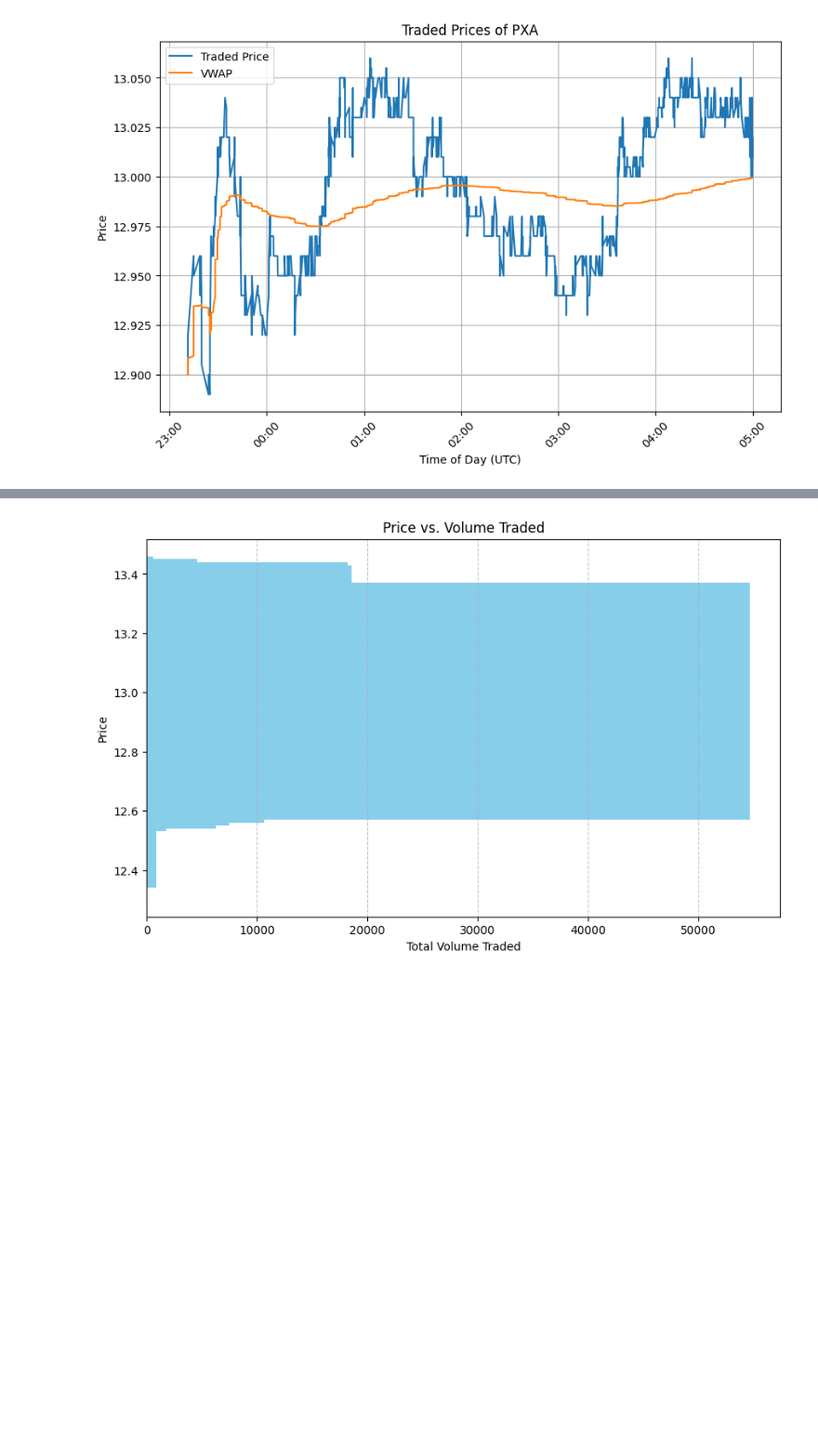
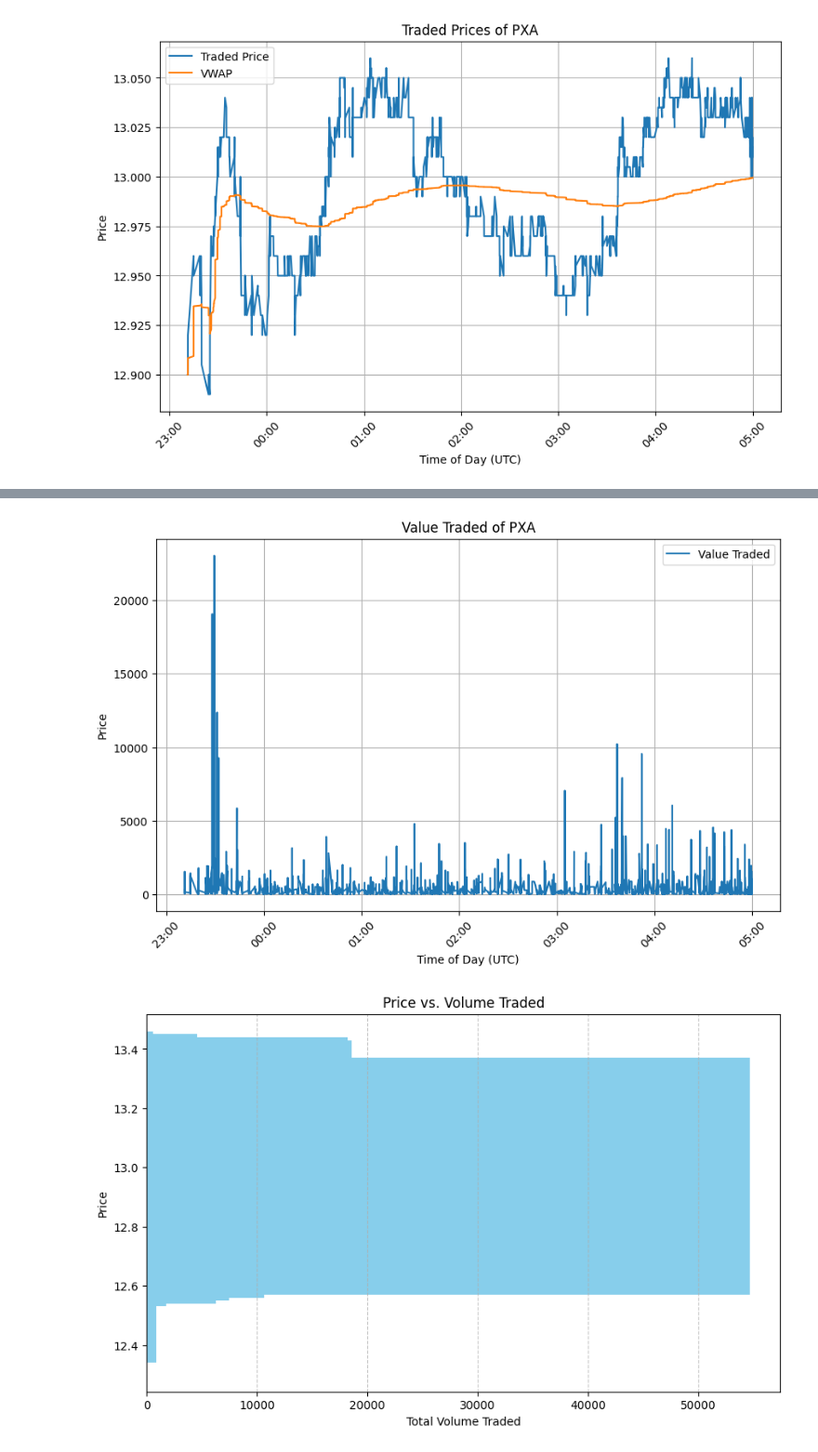
Before and after one commit to phadke555/Activity-1, a Jupyter notebook: trades_analysis.ipynb, the cells around one changed output, grey strips where cells are left out. Shown at 93% size. Saved outputs shown, nothing was run; the diff lists cells and outputs as text; code cells hidden in the pictures; blank space fills up the shorter version.

```diff
--- a/trades_analysis.ipynb
+++ b/trades_analysis.ipynb
@@ -77,3 +108,21 @@ plt.title("Traded Prices of PXA");
+# %%
+plt.figure(figsize=(10,6))
+plt.plot(filtered_df['Date-Time'], filtered_df['Value Traded'], label = "Value Traded");
+
+# Format x-axis labels
+plt.gca().xaxis.set_major_formatter(mdates.DateFormatter('%H:%M'))  # Format as HH:MM
+plt.gca().xaxis.set_major_locator(mdates.HourLocator(interval=1))  # Show every hour
+
+plt.xticks(rotation=45)
+plt.xlabel("Time of Day (UTC)")
+plt.ylabel("Price")
+
+plt.grid(True)
+plt.legend()
+
+plt.title("Value Traded of PXA");
+# %% [output]
+[figure, added]
 # %%
 # Aggregate total volume for each price
 price_volume = trades.groupby("Price")["Volume"].sum().reset_index()
```
Also changed, not shown: parts of 4 cells of this notebook, 4 other files.
